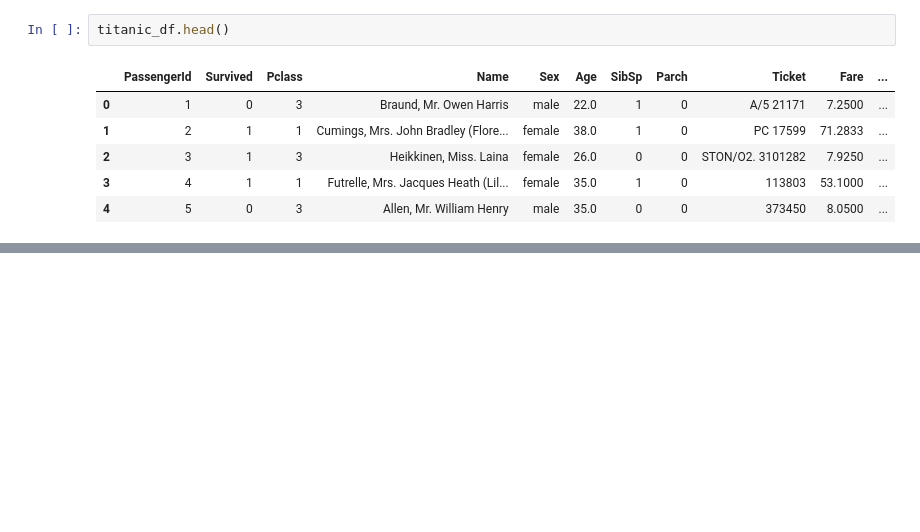
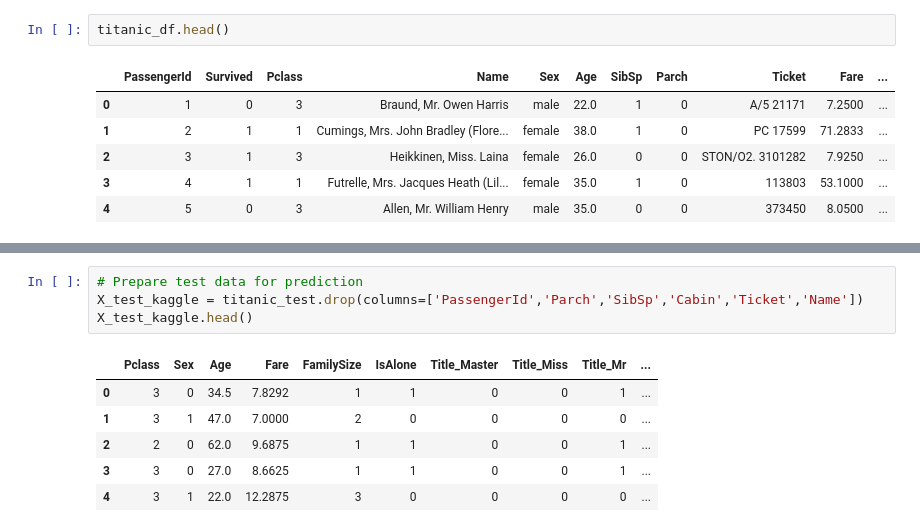
Before and after one commit to lintello-10/Titanic-Data-cleaning-Features-Engineering, a Jupyter notebook: analysis.ipynb, the cells around one changed output, grey strips where cells are left out. Drawn from its saved outputs; the diff is of its cells as text; blank space fills up the shorter version.

```diff
--- a/analysis.ipynb
+++ b/analysis.ipynb
@@ -214,0 +349,11 @@ titanic_df.head()
+# %%
+# Prepare test data for prediction
+X_test_kaggle = titanic_test.drop(columns=['PassengerId','Parch','SibSp','Cabin','Ticket','Name'])
+X_test_kaggle.head()
+# %% [output]
+|  | Pclass | Sex | Age | Fare | FamilySize | IsAlone | Title_Master | Title_Miss | Title_Mr | ... |
+| 0 | 3 | 0 | 34.5 | 7.8292 | 1 | 1 | 0 | 0 | 1 | ... |
+| 1 | 3 | 1 | 47.0 | 7.0000 | 2 | 0 | 0 | 0 | 0 | ... |
+| 2 | 2 | 0 | 62.0 | 9.6875 | 1 | 1 | 0 | 0 | 1 | ... |
+| 3 | 3 | 0 | 27.0 | 8.6625 | 1 | 1 | 0 | 0 | 1 | ... |
+| 4 | 3 | 1 | 22.0 | 12.2875 | 3 | 0 | 0 | 0 | 0 | ... |
```
Also changed, not shown: parts of 16 cells of this notebook, 2 other files.
